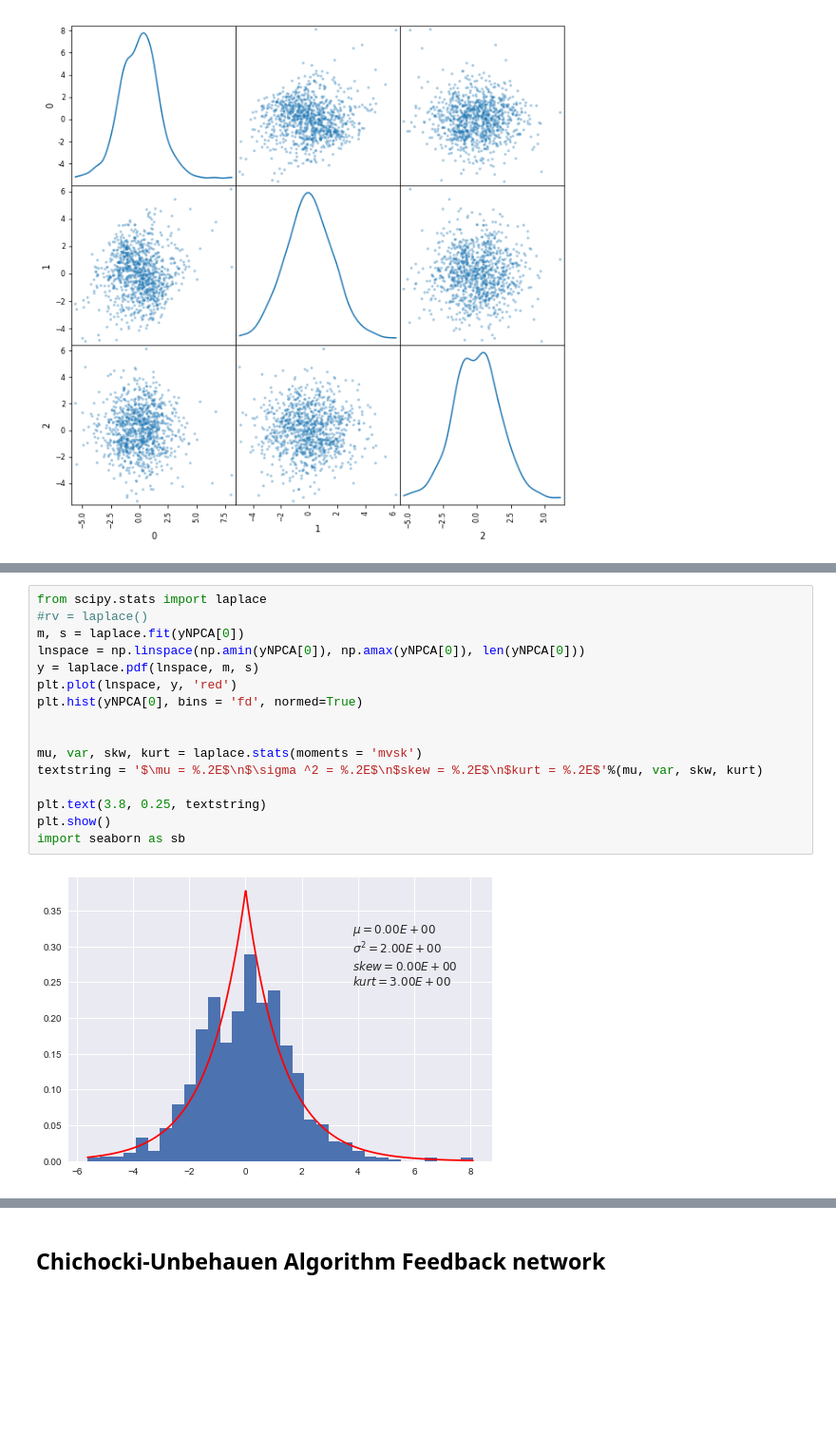
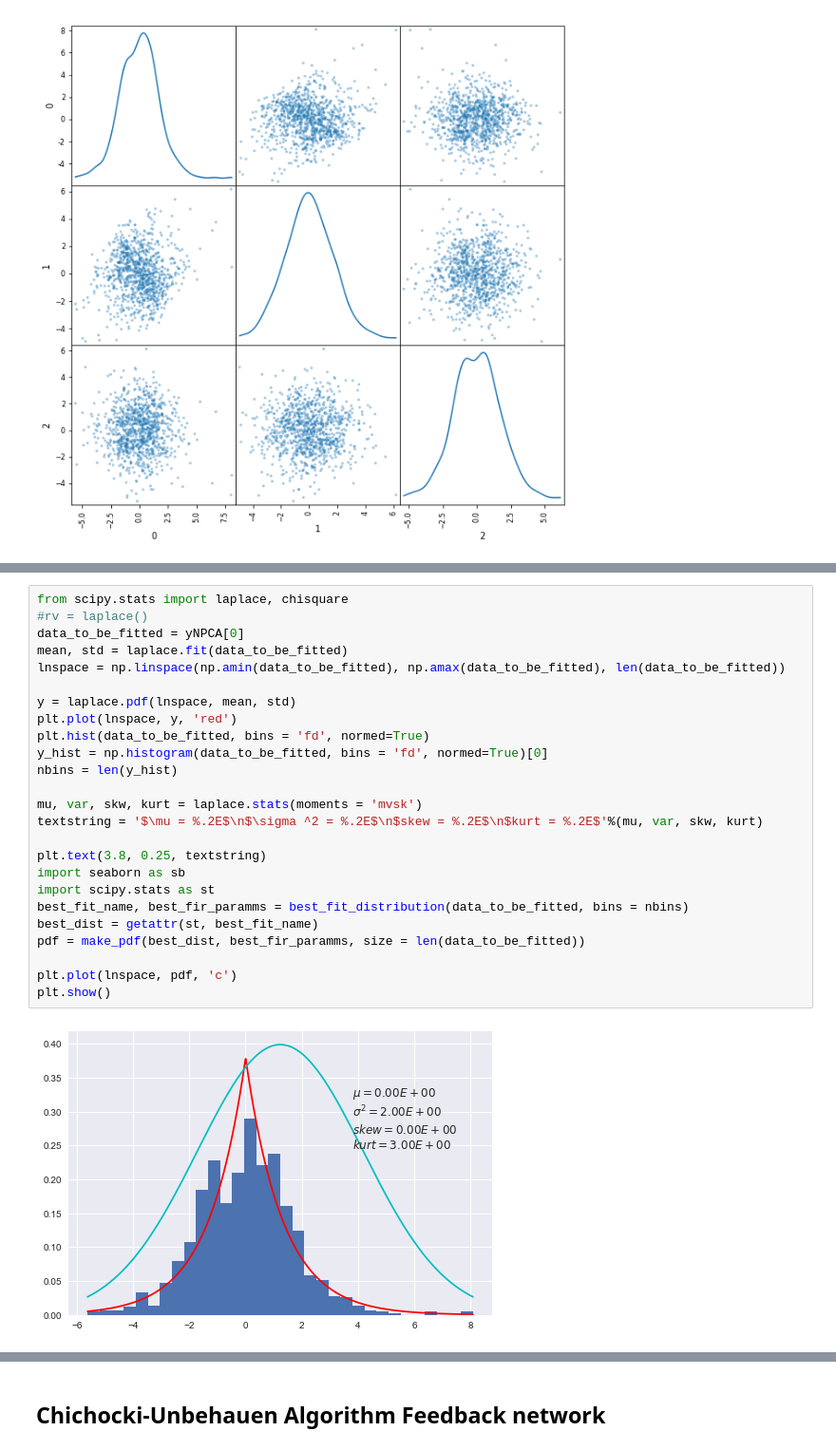
Before and after one commit to crucis/ICA, a Jupyter notebook: Exercicio 1 - 1000.ipynb, the cells around one changed output, grey strips where cells are left out. Shown at 95% size. Saved outputs shown, nothing was run; the diff lists cells and outputs as text; blank space fills up the shorter version.

```diff
--- a/Exercicio 1 - 1000.ipynb
+++ b/Exercicio 1 - 1000.ipynb
@@ -76,19 +77,28 @@ plot_MutualInformation(mixtures, y = yNPCA, KDE = True)
 [figure]
 # %%
-from scipy.stats import laplace
+from scipy.stats import laplace, chisquare
 #rv = laplace()
-m, s = laplace.fit(yNPCA[0])
-lnspace = np.linspace(np.amin(yNPCA[0]), np.amax(yNPCA[0]), len(yNPCA[0]))
-y = laplace.pdf(lnspace, m, s)
+data_to_be_fitted = yNPCA[0]
+mean, std = laplace.fit(data_to_be_fitted)
+lnspace = np.linspace(np.amin(data_to_be_fitted), np.amax(data_to_be_fitted), len(data_to_be_fitted))
+
+y = laplace.pdf(lnspace, mean, std)
 plt.plot(lnspace, y, 'red')
-plt.hist(yNPCA[0], bins = 'fd', normed=True)
-
+plt.hist(data_to_be_fitted, bins = 'fd', normed=True)
+y_hist = np.histogram(data_to_be_fitted, bins = 'fd', normed=True)[0]
+nbins = len(y_hist)
 
 mu, var, skw, kurt = laplace.stats(moments = 'mvsk')
 textstring = '$\mu = %.2E$\n$\sigma ^2 = %.2E$\n$skew = %.2E$\n$kurt = %.2E$'%(mu, var, skw, kurt)
 
 plt.text(3.8, 0.25, textstring)
+import seaborn as sb
+import scipy.stats as st
+best_fit_name, best_fir_paramms = best_fit_distribution(data_to_be_fitted, bins = nbins)
+best_dist = getattr(st, best_fit_name)
+pdf = make_pdf(best_dist, best_fir_paramms, size = len(data_to_be_fitted))
+
+plt.plot(lnspace, pdf, 'c')
 plt.show()
-import seaborn as sb
 # %% [output]
-[figure, old version]
+[figure, new version]
```
Also changed, not shown: parts of 10 cells of this notebook, 3 other files.
